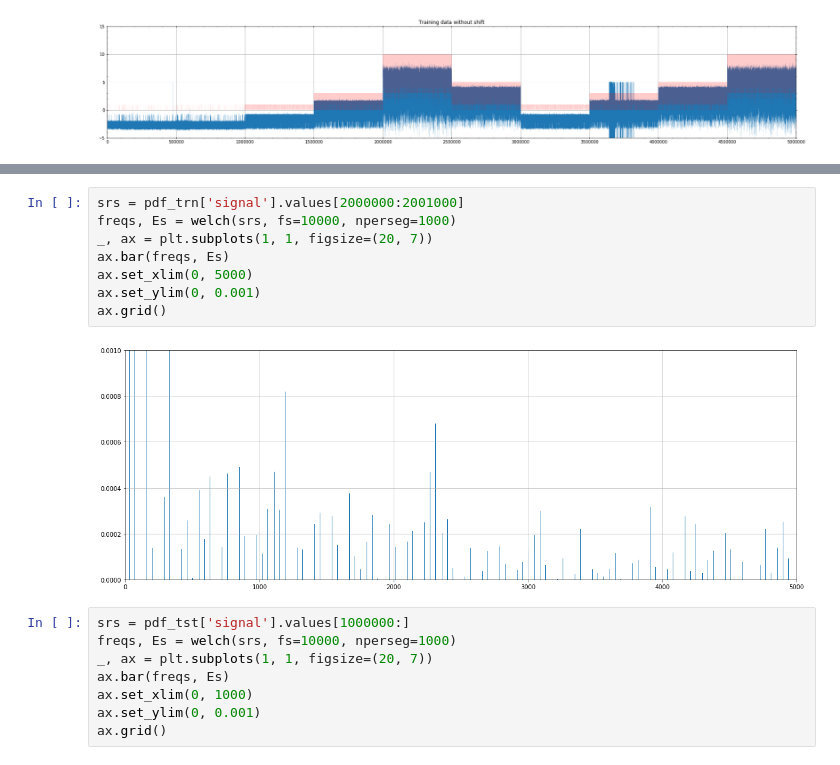
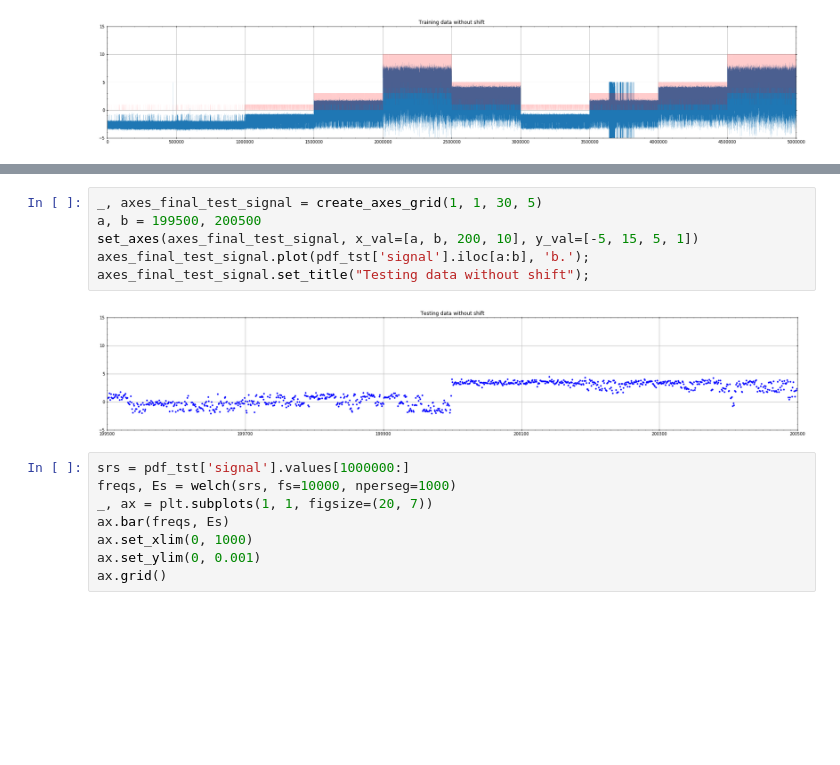
Before and after one commit to yuan1202/ion_switching, a Jupyter notebook: code/notebook_clean_data_EDA.ipynb, the cells around one changed output, grey strips where cells are left out. Drawn from its saved outputs; the diff is of its cells as text; blank space fills up the shorter version.

```diff
--- a/code/notebook_clean_data_EDA.ipynb
+++ b/code/notebook_clean_data_EDA.ipynb
@@ -78,13 +100,11 @@ array([   0.,   10.,   20.,   30.,   40.,   50.,   60.,   70.,   80.,
-# %%
-srs = pdf_trn['signal'].values[2000000:2001000]
-freqs, Es = welch(srs, fs=10000, nperseg=1000)
-_, ax = plt.subplots(1, 1, figsize=(20, 7))
-ax.bar(freqs, Es)
-ax.set_xlim(0, 5000)
-ax.set_ylim(0, 0.001)
-ax.grid()
-# %% [output]
-[figure, removed]
+# %%
+_, axes_final_test_signal = create_axes_grid(1, 1, 30, 5)
+a, b = 199500, 200500
+set_axes(axes_final_test_signal, x_val=[a, b, 200, 10], y_val=[-5, 15, 5, 1])
+axes_final_test_signal.plot(pdf_tst['signal'].iloc[a:b], 'b.');
+axes_final_test_signal.set_title("Testing data without shift");
+# %% [output]
+[figure, added]
 # %%
 srs = pdf_tst['signal'].values[1000000:]
 freqs, Es = welch(srs, fs=10000, nperseg=1000)
```
Also changed, not shown: parts of 8 cells of this notebook, 8 other files.
